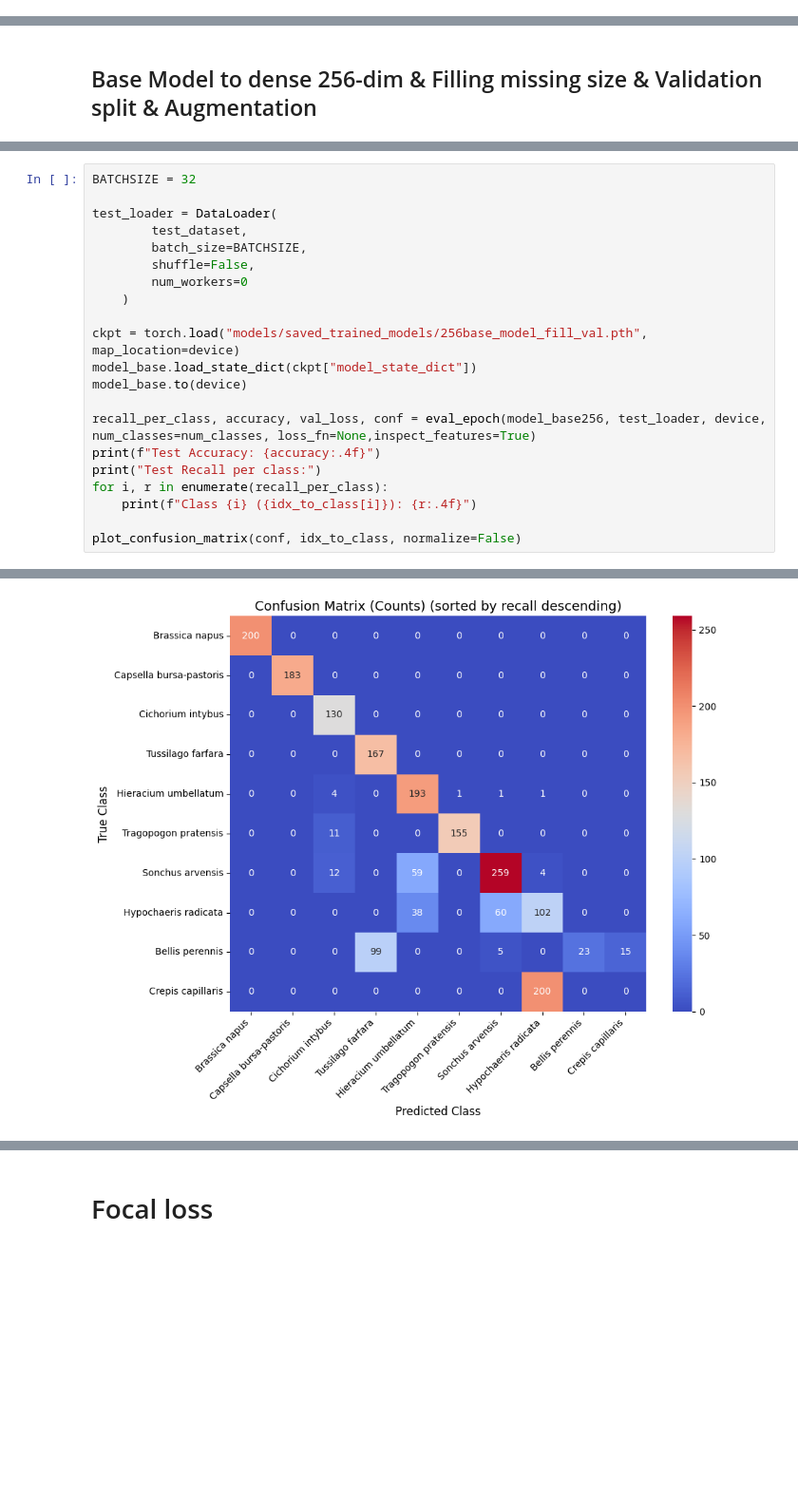
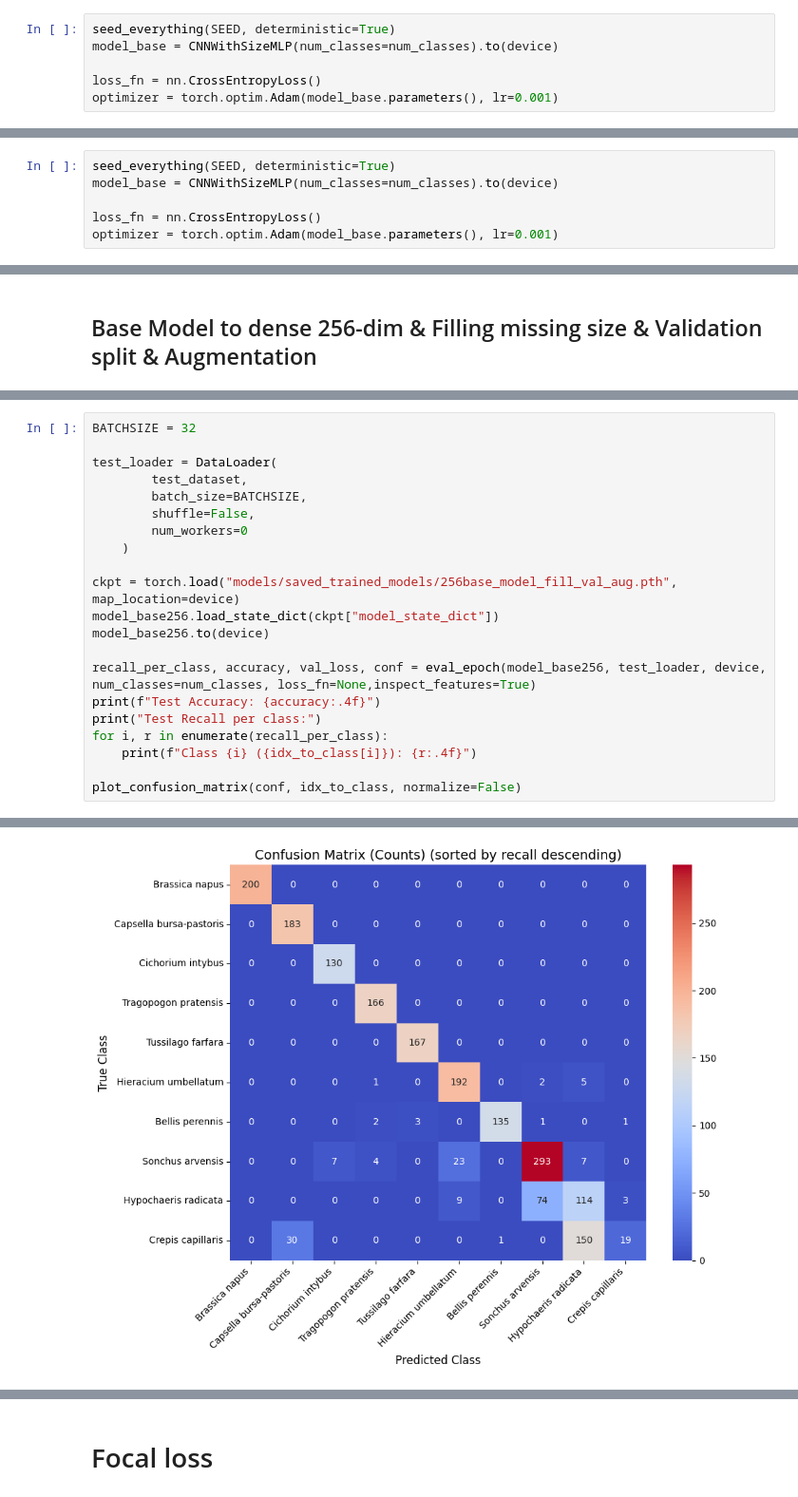
Before and after one commit to myngoc-trg/Bachelor_Project_Statistics, a Jupyter notebook: Report.ipynb, the cells around one changed output, grey strips where cells are left out. Shown at 95% size. Cells and saved outputs as stored; diff of their text form; blank space fills up the shorter version.

```diff
--- a/Report.ipynb
+++ b/Report.ipynb
@@ -455,6 +462,12 @@ Validation set class distribution:
 7 Sonchus arvensis 140
 8 Tragopogon pratensis 168
 9 Tussilago farfara 172
+# %%
+seed_everything(SEED, deterministic=True)
+model_base = CNNWithSizeMLP(num_classes=num_classes).to(device)
+
+loss_fn = nn.CrossEntropyLoss()
+optimizer = torch.optim.Adam(model_base.parameters(), lr=0.001)
 # %%
 BATCHSIZE = 32
 EPOCHS = 20
@@ -596,6 +610,12 @@ Training set class distribution:
 7 Sonchus arvensis 189
 8 Tragopogon pratensis 167
 9 Tussilago farfara 171
+# %%
+seed_everything(SEED, deterministic=True)
+model_base = CNNWithSizeMLP(num_classes=num_classes).to(device)
+
+loss_fn = nn.CrossEntropyLoss()
+optimizer = torch.optim.Adam(model_base.parameters(), lr=0.001)
 # %%
 BATCHSIZE = 32
 EPOCHS = 20
@@ -763,9 +809,9 @@ test_loader = DataLoader(
         num_workers=0
     )
 
-ckpt = torch.load("models/saved_trained_models/256base_model_fill_val.pth", map_location=device)
-model_base.load_state_dict(ckpt["model_state_dict"])
-model_base.to(device)
+ckpt = torch.load("models/saved_trained_models/256base_model_fill_val_aug.pth", map_location=device)
+model_base256.load_state_dict(ckpt["model_state_dict"])
+model_base256.to(device)
 
 recall_per_class, accuracy, val_loss, conf = eval_epoch(model_base256, test_loader, device, num_classes=num_classes, loss_fn=None,inspect_features=True)
 print(f"Test Accuracy: {accuracy:.4f}")
@@ -796,2 +842,2 @@ Class 8 (Tragopogon pratensis): 0.9337
 Class 9 (Tussilago farfara): 1.0000
-[figure, old version]
+[figure, new version]
```
Also changed, not shown: parts of 84 cells of this notebook, 12 other files.
